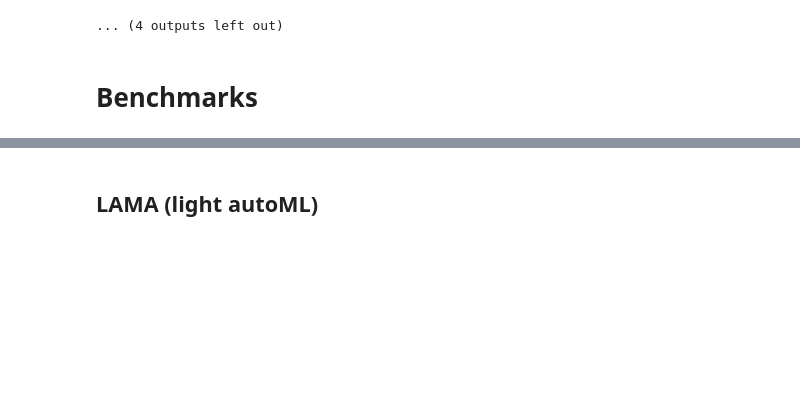
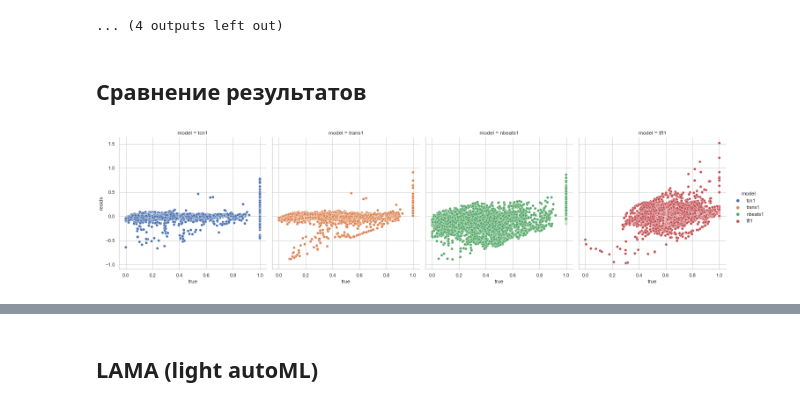
Before and after one commit to ksetdekov/ts_transformers, a Jupyter notebook: results_and_eda.ipynb, the cells around one changed output, grey strips where cells are left out. Saved outputs shown, nothing was run; the diff lists cells and outputs as text; code cells hidden in the pictures; blank space fills up the shorter version.

Commit message:
added 2 plots

```diff
--- a/results_and_eda.ipynb
+++ b/results_and_eda.ipynb
@@ -10,7 +10,10 @@ import numpy as np
 import pandas as pd
 # %%
 import matplotlib.dates as dts
-import matplotlib as mtl
+# import matplotlib as mtl
+import seaborn as sns
+import statsmodels.api as sm
+IMAGE_FOLDER = 'images/'
 # %%
 # from google.colab import drive
 # drive.mount('/content/gdrive')
@@ -198,2 +199,25 @@ training_raw.to_csv(data_address + '\clean_train.csv')
-# %% [markdown]
-# Benchmarks
+# %% [markdown]
+## Сравнение результатов
+# %%
+tcn_resids = pd.read_csv('residuals/tcn1residual_data.csv', index_col=False).drop('Unnamed: 0', axis=1)
+nbeats_resids = pd.read_csv('residuals/nbeats1residual_data.csv', index_col=False).drop('Unnamed: 0', axis=1)
+tft_resids = pd.read_csv('residuals/tft1residual_data.csv', index_col=False).drop('Unnamed: 0', axis=1)
+tft_resids['true'] = (tft_resids.true - tft_resids.true.min())/(tft_resids.true.max() - tft_resids.true.min())
+transfomers_resid = pd.read_csv('residuals/trans1residual_data.csv', index_col=False).drop('Unnamed: 0', axis=1)
+
+residulas = tcn_resids.append(transfomers_resid)
+residulas = residulas.append(nbeats_resids)
+residulas = residulas.append(tft_resids)
+# %%
+sns.set_theme(style="whitegrid")
+
+
+resid_scatter = sns.relplot(
+    data=residulas, x="true", y="resids",
+    col="model", hue='model',
+    kind="scatter"
+)
+
+resid_scatter.savefig(IMAGE_FOLDER + 'resid_scatterplot.png', dpi=300)
+# %% [output]
+[figure, added]
```
Also changed, not shown: parts of 5 cells of this notebook, 2 other files.
